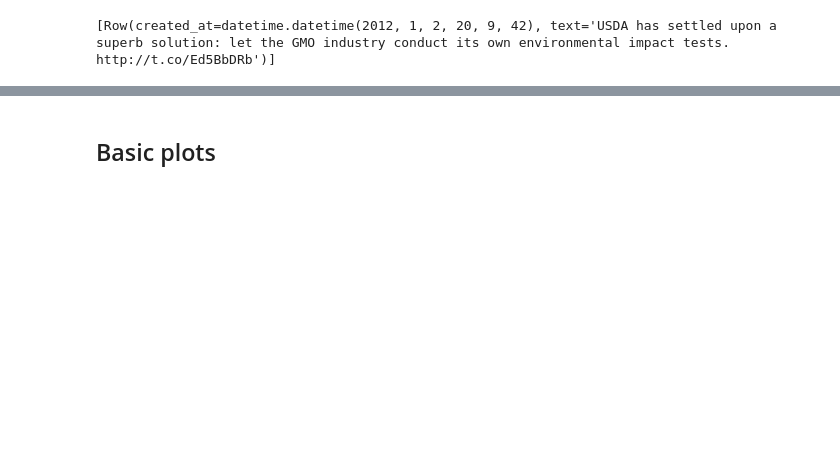
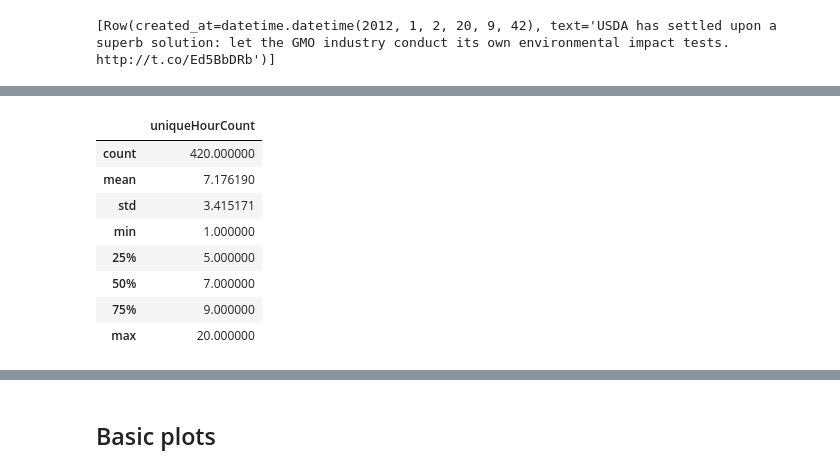
Before and after one commit to Carloselrecharlie/CA2_2ndSem, a Jupyter notebook: CA2_2ndSem.ipynb, the cells around one changed output, grey strips where cells are left out. Cells and saved outputs as stored; diff of their text form; code cells hidden in the pictures; blank space fills up the shorter version.

```diff
--- a/CA2_2ndSem.ipynb
+++ b/CA2_2ndSem.ipynb
@@ -186,0 +273,13 @@ AnalysisException: cannot resolve '(hour = hour_of_day)' due to data type mismat
+# %%
+#checking percentiles
+hourlyPerDay.toPandas().describe(percentiles=[0.25, 0.5, 0.75])
+# %% [output]
+|  | uniqueHourCount |
+| count | 420.000000 |
+| mean | 7.176190 |
+| std | 3.415171 |
+| min | 1.000000 |
+| 25% | 5.000000 |
+| 50% | 7.000000 |
+| 75% | 9.000000 |
+| max | 20.000000 |
```
Also changed, not shown: parts of 26 cells of this notebook.
